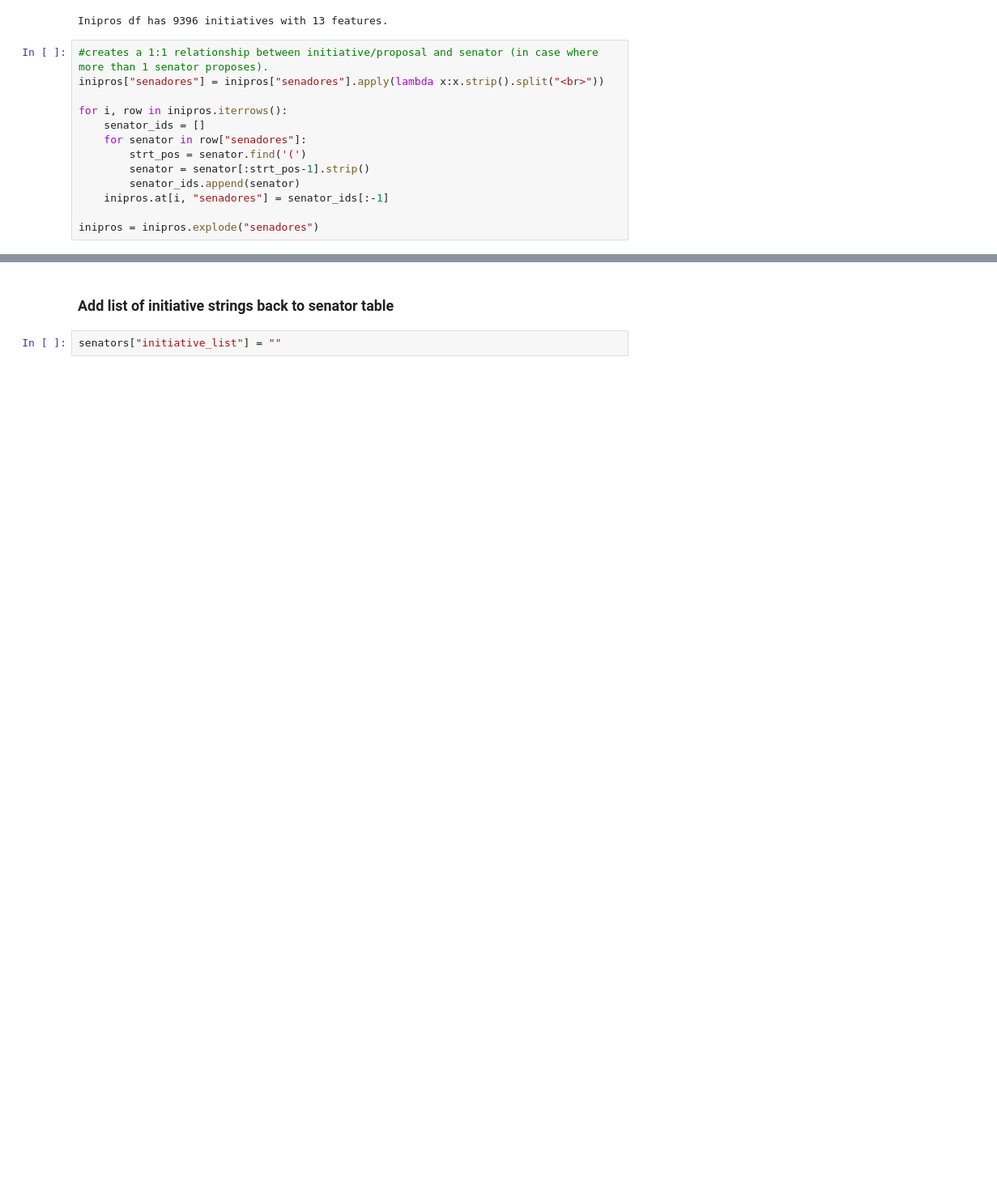
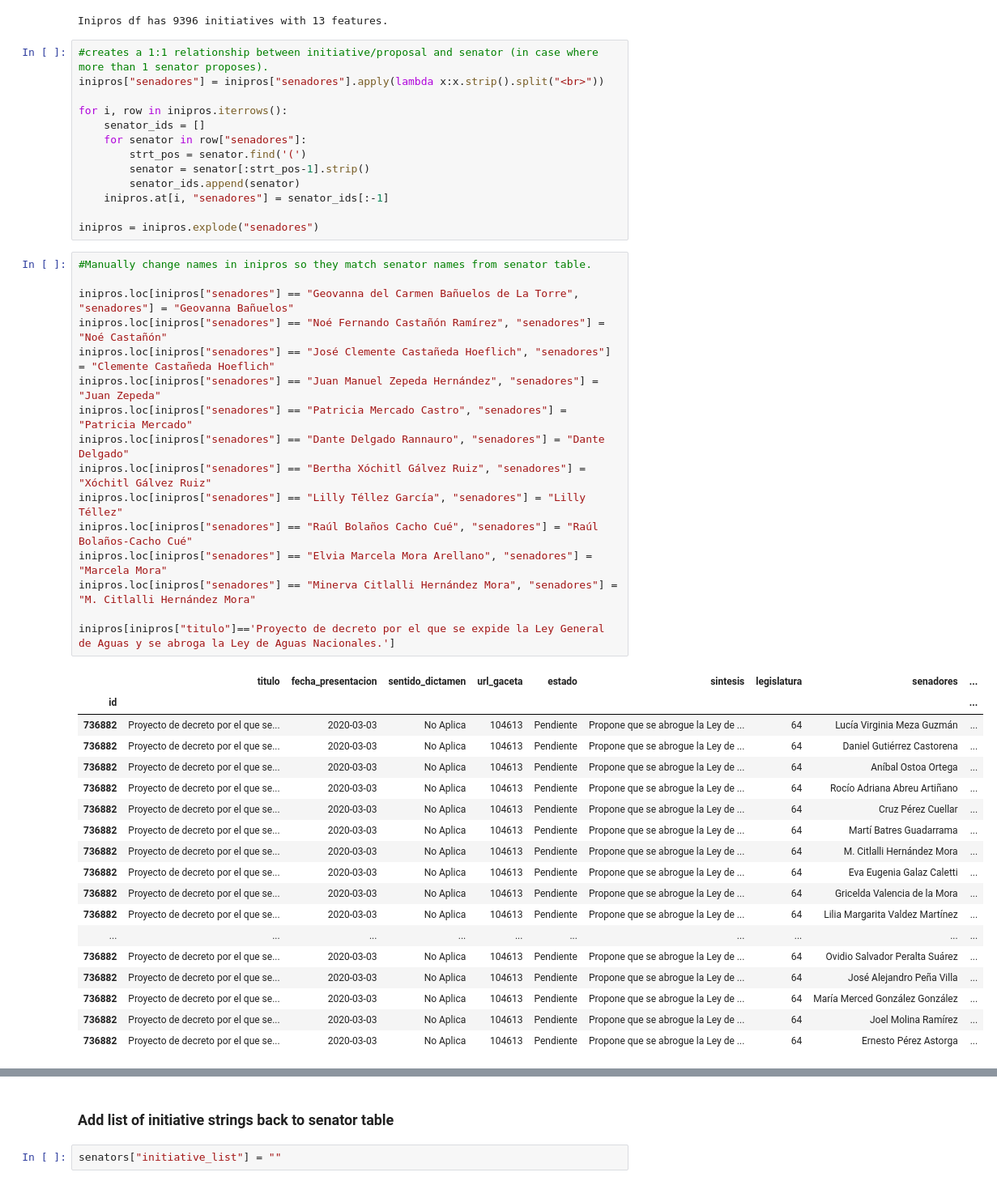
Before and after one commit to jomilu93/sivico, a Jupyter notebook: notebooks/get_senator_data.ipynb, the cells around one changed output, grey strips where cells are left out. Shown at 81% size. Saved outputs shown, nothing was run; the diff lists cells and outputs as text; blank space fills up the shorter version.

Commit message:
Fixed some data issues to make sure join was happening correctly for all senators.

```diff
--- a/notebooks/get_senator_data.ipynb
+++ b/notebooks/get_senator_data.ipynb
@@ -136,5 +136,40 @@ for i, row in inipros.iterrows():
     inipros.at[i, "senadores"] = senator_ids[:-1]
 
 inipros = inipros.explode("senadores")
+# %%
+#Manually change names in inipros so they match senator names from senator table.
+
+inipros.loc[inipros["senadores"] == "Geovanna del Carmen Bañuelos de La Torre", "senadores"] = "Geovanna Bañuelos"
+inipros.loc[inipros["senadores"] == "Noé Fernando Castañón Ramírez", "senadores"] = "Noé Castañón"
+inipros.loc[inipros["senadores"] == "José Clemente Castañeda Hoeflich", "senadores"] = "Clemente Castañeda Hoeflich"
+inipros.loc[inipros["senadores"] == "Juan Manuel Zepeda Hernández", "senadores"] = "Juan Zepeda"
+inipros.loc[inipros["senadores"] == "Patricia Mercado Castro", "senadores"] = "Patricia Mercado"
+inipros.loc[inipros["senadores"] == "Dante Delgado Rannauro", "senadores"] = "Dante Delgado"
+inipros.loc[inipros["senadores"] == "Bertha Xóchitl Gálvez Ruiz", "senadores"] = "Xóchitl Gálvez Ruiz"
+inipros.loc[inipros["senadores"] == "Lilly Téllez García", "senadores"] = "Lilly Téllez"
+inipros.loc[inipros["senadores"] == "Raúl Bolaños Cacho Cué", "senadores"] = "Raúl Bolaños-Cacho Cué"
+inipros.loc[inipros["senadores"] == "Elvia Marcela Mora Arellano", "senadores"] = "Marcela Mora"
+inipros.loc[inipros["senadores"] == "Minerva Citlalli Hernández Mora", "senadores"] = "M. Citlalli Hernández Mora"
+
+inipros[inipros["titulo"]=='Proyecto de decreto por el que se expide la Ley General de Aguas y se abroga la Ley de Aguas Nacionales.']
+# %% [output]
+|  | titulo | fecha_presentacion | sentido_dictamen | url_gaceta | estado | sintesis | legislatura | senadores | ... |
+| id |  |  |  |  |  |  |  |  | ... |
+| 736882 | Proyecto de decreto por el que se... | 2020-03-03 | No Aplica | 104613 | Pendiente | Propone que se abrogue la Ley de ... | 64 | Lucía Virginia Meza Guzmán | ... |
+| 736882 | Proyecto de decreto por el que se... | 2020-03-03 | No Aplica | 104613 | Pendiente | Propone que se abrogue la Ley de ... | 64 | Daniel Gutiérrez Castorena | ... |
+| 736882 | Proyecto de decreto por el que se... | 2020-03-03 | No Aplica | 104613 | Pendiente | Propone que se abrogue la Ley de ... | 64 | Aníbal Ostoa Ortega | ... |
+| 736882 | Proyecto de decreto por el que se... | 2020-03-03 | No Aplica | 104613 | Pendiente | Propone que se abrogue la Ley de ... | 64 | Rocío Adriana Abreu Artiñano | ... |
+| 736882 | Proyecto de decreto por el que se... | 2020-03-03 | No Aplica | 104613 | Pendiente | Propone que se abrogue la Ley de ... | 64 | Cruz Pérez Cuellar | ... |
+| 736882 | Proyecto de decreto por el que se... | 2020-03-03 | No Aplica | 104613 | Pendiente | Propone que se abrogue la Ley de ... | 64 | Martí Batres Guadarrama | ... |
+| 736882 | Proyecto de decreto por el que se... | 2020-03-03 | No Aplica | 104613 | Pendiente | Propone que se abrogue la Ley de ... | 64 | M. Citlalli Hernández Mora | ... |
+| 736882 | Proyecto de decreto por el que se... | 2020-03-03 | No Aplica | 104613 | Pendiente | Propone que se abrogue la Ley de ... | 64 | Eva Eugenia Galaz Caletti | ... |
+| 736882 | Proyecto de decreto por el que se... | 2020-03-03 | No Aplica | 104613 | Pendiente | Propone que se abrogue la Ley de ... | 64 | Gricelda Valencia de la Mora | ... |
+| 736882 | Proyecto de decreto por el que se... | 2020-03-03 | No Aplica | 104613 | Pendiente | Propone que se abrogue la Ley de ... | 64 | Lilia Margarita Valdez Martínez | ... |
+| ... | ... | ... | ... | ... | ... | ... | ... | ... | ... |
+| 736882 | Proyecto de decreto por el que se... | 2020-03-03 | No Aplica | 104613 | Pendiente | Propone que se abrogue la Ley de ... | 64 | Ovidio Salvador Peralta Suárez | ... |
+| 736882 | Proyecto de decreto por el que se... | 2020-03-03 | No Aplica | 104613 | Pendiente | Propone que se abrogue la Ley de ... | 64 | José Alejandro Peña Villa | ... |
+| 736882 | Proyecto de decreto por el que se... | 2020-03-03 | No Aplica | 104613 | Pendiente | Propone que se abrogue la Ley de ... | 64 | María Merced González González | ... |
+| 736882 | Proyecto de decreto por el que se... | 2020-03-03 | No Aplica | 104613 | Pendiente | Propone que se abrogue la Ley de ... | 64 | Joel Molina Ramírez | ... |
+| 736882 | Proyecto de decreto por el que se... | 2020-03-03 | No Aplica | 104613 | Pendiente | Propone que se abrogue la Ley de ... | 64 | Ernesto Pérez Astorga | ... |
 # %%
 #Inner join on senator names to ensure only initiatives that match senator ids from table remain.
```
Also changed, not shown: parts of 6 cells of this notebook, 1 other file.
